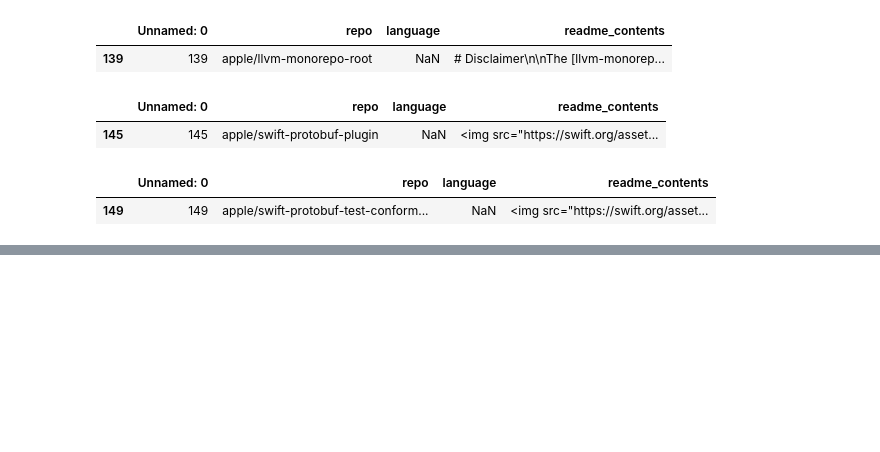
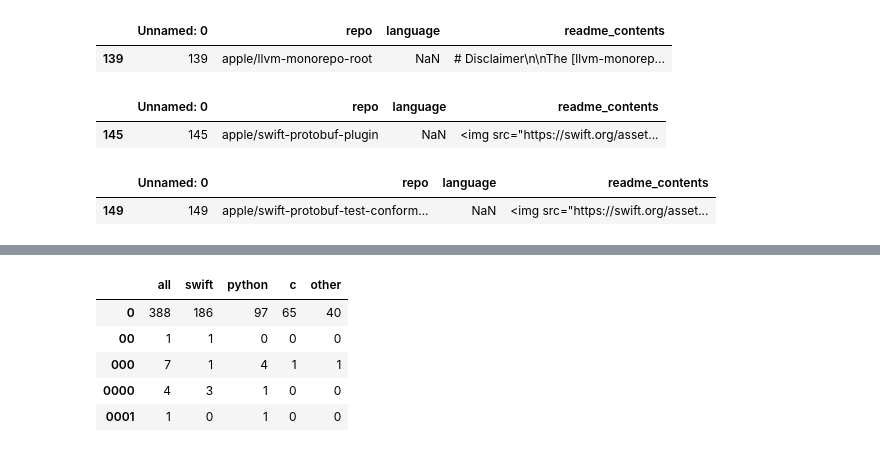
Before and after one commit to NLP-Github-Project-Hopper5/NLP-Github-Project, a Jupyter notebook: prepare_wip_dr.ipynb, the cells around one changed output, grey strips where cells are left out. Cells and saved outputs as stored; diff of their text form; code cells hidden in the pictures; blank space fills up the shorter version.

```diff
--- a/prepare_wip_dr.ipynb
+++ b/prepare_wip_dr.ipynb
@@ -101,0 +182,21 @@ for i in nan_languages:
+# %%
+i = 0
+for readme in df.readme_contents:
+    df.readme_contents.loc[i] = prepare_dr.basic_clean(readme)
+    i = i + 1
+
+for readme in df.readme_contents:
+    df.readme_contents.loc[i] = prepare_dr.tokenize(readme)
+    i = i + 1
+
+for readme in df.readme_contents:
+    df.readme_contents.loc[i] = prepare_dr.stem(readme)
+    i = i + 1
+
+for readme in df.readme_contents:
+    df.readme_contents.loc[i] = prepare_dr.lemmatize(readme)
+    i = i + 1
+
+for readme in df.readme_contents:
+    df.readme_contents.loc[i] = prepare_dr.remove_stopwords(readme)
+    i = i + 1
@@ -101,0 +258,14 @@ for i in nan_languages:
+# %%
+word_counts = (pd.concat([all_freq, swift_freq, python_freq, c_freq, other_freq], axis = 1, sort = True)
+                .set_axis(['all', 'swift', 'python', 'c', 'other'], axis = 1, inplace = False)
+                .fillna(0)
+                .apply(lambda s: s.astype(int)))
+
+word_counts.head()
+# %% [output]
+|  | all | swift | python | c | other |
+| 0 | 388 | 186 | 97 | 65 | 40 |
+| 00 | 1 | 1 | 0 | 0 | 0 |
+| 000 | 7 | 1 | 4 | 1 | 1 |
+| 0000 | 4 | 3 | 1 | 0 | 0 |
+| 0001 | 1 | 0 | 1 | 0 | 0 |
```
Also changed, not shown: parts of 32 cells of this notebook.
